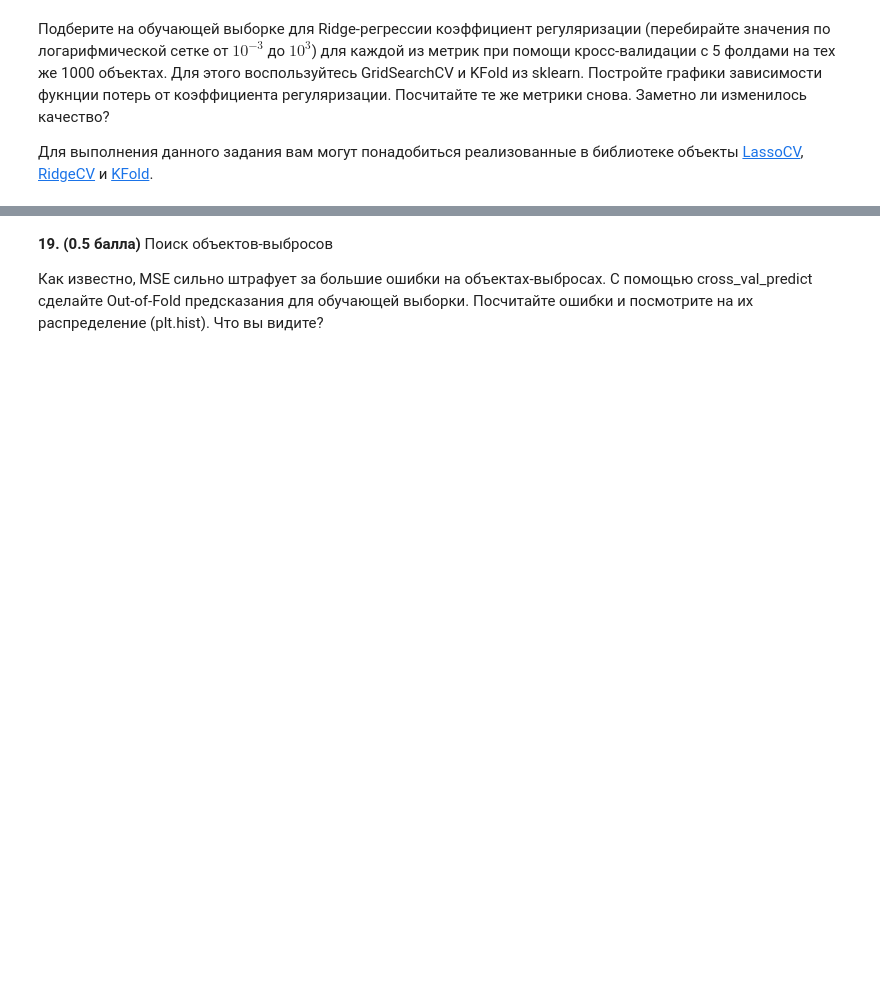
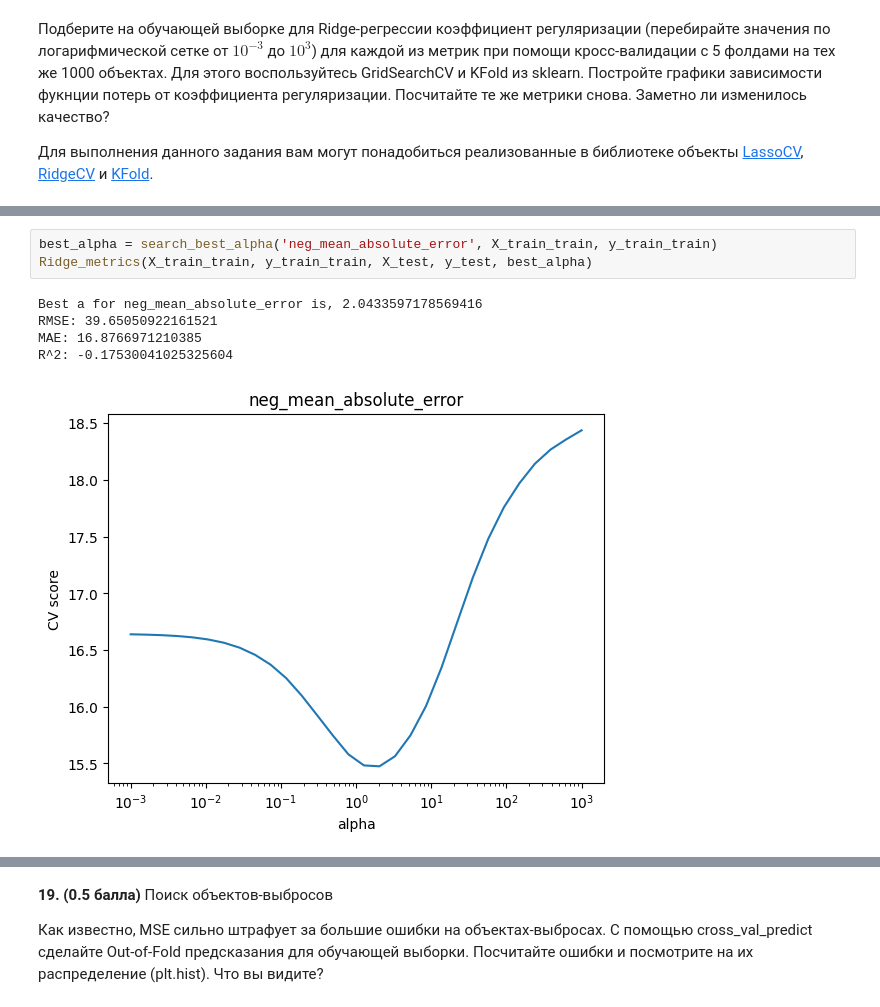
Before and after one commit to ElizavetaPermyakova/MachineLearning2023, a Jupyter notebook: homework 02/homework-practice-02-linregr.ipynb, the cells around one changed output, grey strips where cells are left out. Cells and saved outputs as stored; diff of their text form; blank space fills up the shorter version.

```diff
--- a/homework 02/homework-practice-02-linregr.ipynb
+++ b/homework 02/homework-practice-02-linregr.ipynb
@@ -697,0 +797,9 @@ $$MSE_{L2}(X, y) = \frac{1}{l} \sum_{i=1}^l (<w, x_i> - y_i)^2 + \alpha ||w||_2^
+# %%
+best_alpha = search_best_alpha('neg_mean_absolute_error', X_train_train, y_train_train)
+Ridge_metrics(X_train_train, y_train_train, X_test, y_test, best_alpha)
+# %% [output]
+Best a for neg_mean_absolute_error is, 2.0433597178569416
+RMSE: 39.65050922161521
+MAE: 16.8766971210385
+R^2: -0.17530041025325604
+[figure, added]
```
Also changed, not shown: parts of 30 cells of this notebook.
